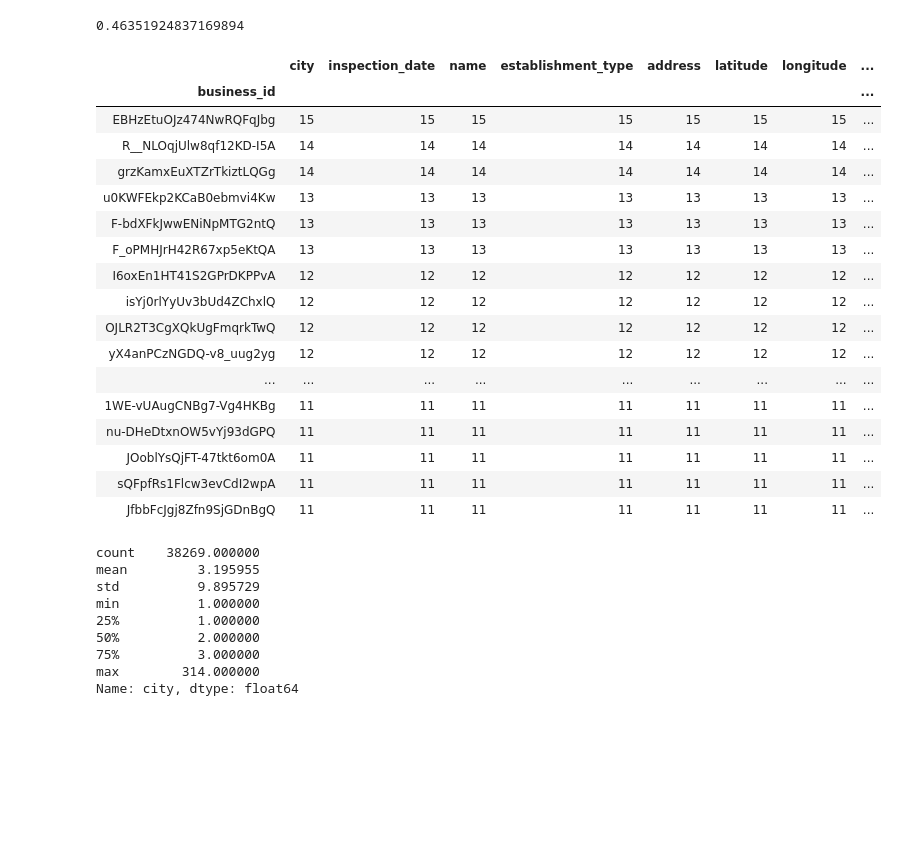
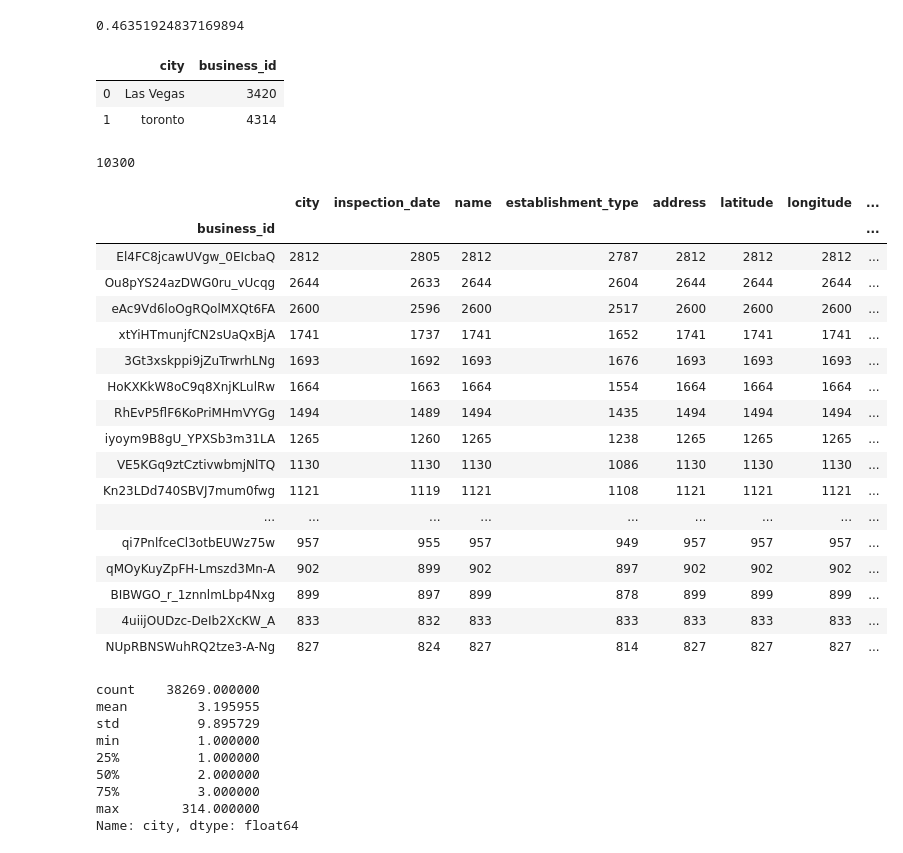
Before and after one commit to meiguan/yelp_abcs, a Jupyter notebook: clean/cleaning_business_names.ipynb, the cells around one changed output. Saved outputs shown, nothing was run; the diff lists cells and outputs as text; code cells hidden in the pictures; blank space fills up the shorter version.

```diff
--- a/clean/cleaning_business_names.ipynb
+++ b/clean/cleaning_business_names.ipynb
@@ -160,3 +162,9 @@ len(matched_ord)
 len(matched_ord)/len(violations)
 # %% [output]
 0.46351924837169894
+# %%
+matched_ord.groupby(by='city', as_index=False).agg({'business_id': pd.Series.nunique})
+# %% [output]
+|  | city | business_id |
+| 0 | Las Vegas | 3420 |
+| 1 | toronto | 4314 |
@@ -163,24 +179,28 @@ len(matched_ord)/len(violations)
+# %%
+res_json['total']
+# %% [output]
+10300
 # %%
-matched_ord[matched_ord.city=='toronto'].groupby('business_id').count().sort_values('inspection_date', ascending=False).head(20)
+matched_ord[matched_ord.city=='Las Vegas'].groupby('business_id').count().sort_values('inspection_date', ascending=False).head(20)
 # %% [output]
 |  | city | inspection_date | name | establishment_type | address | latitude | longitude | ... |
 | business_id |  |  |  |  |  |  |  | ... |
-| EBHzEtuOJz474NwRQFqJbg | 15 | 15 | 15 | 15 | 15 | 15 | 15 | ... |
-| R__NLOqjUlw8qf12KD-I5A | 14 | 14 | 14 | 14 | 14 | 14 | 14 | ... |
-| grzKamxEuXTZrTkiztLQGg | 14 | 14 | 14 | 14 | 14 | 14 | 14 | ... |
-| u0KWFEkp2KCaB0ebmvi4Kw | 13 | 13 | 13 | 13 | 13 | 13 | 13 | ... |
-| F-bdXFkJwwENiNpMTG2ntQ | 13 | 13 | 13 | 13 | 13 | 13 | 13 | ... |
-| F_oPMHJrH42R67xp5eKtQA | 13 | 13 | 13 | 13 | 13 | 13 | 13 | ... |
-| I6oxEn1HT41S2GPrDKPPvA | 12 | 12 | 12 | 12 | 12 | 12 | 12 | ... |
-| isYj0rlYyUv3bUd4ZChxlQ | 12 | 12 | 12 | 12 | 12 | 12 | 12 | ... |
-| OJLR2T3CgXQkUgFmqrkTwQ | 12 | 12 | 12 | 12 | 12 | 12 | 12 | ... |
-| yX4anPCzNGDQ-v8_uug2yg | 12 | 12 | 12 | 12 | 12 | 12 | 12 | ... |
+| El4FC8jcawUVgw_0EIcbaQ | 2812 | 2805 | 2812 | 2787 | 2812 | 2812 | 2812 | ... |
+| Ou8pYS24azDWG0ru_vUcqg | 2644 | 2633 | 2644 | 2604 | 2644 | 2644 | 2644 | ... |
+| eAc9Vd6loOgRQolMXQt6FA | 2600 | 2596 | 2600 | 2517 | 2600 | 2600 | 2600 | ... |
+| xtYiHTmunjfCN2sUaQxBjA | 1741 | 1737 | 1741 | 1652 | 1741 | 1741 | 1741 | ... |
+| 3Gt3xskppi9jZuTrwrhLNg | 1693 | 1692 | 1693 | 1676 | 1693 | 1693 | 1693 | ... |
+| HoKXKkW8oC9q8XnjKLulRw | 1664 | 1663 | 1664 | 1554 | 1664 | 1664 | 1664 | ... |
+| RhEvP5flF6KoPriMHmVYGg | 1494 | 1489 | 1494 | 1435 | 1494 | 1494 | 1494 | ... |
+| iyoym9B8gU_YPXSb3m31LA | 1265 | 1260 | 1265 | 1238 | 1265 | 1265 | 1265 | ... |
+| VE5KGq9ztCztivwbmjNlTQ | 1130 | 1130 | 1130 | 1086 | 1130 | 1130 | 1130 | ... |
+| Kn23LDd740SBVJ7mum0fwg | 1121 | 1119 | 1121 | 1108 | 1121 | 1121 | 1121 | ... |
 | ... | ... | ... | ... | ... | ... | ... | ... | ... |
-| 1WE-vUAugCNBg7-Vg4HKBg | 11 | 11 | 11 | 11 | 11 | 11 | 11 | ... |
-| nu-DHeDtxnOW5vYj93dGPQ | 11 | 11 | 11 | 11 | 11 | 11 | 11 | ... |
-| JOoblYsQjFT-47tkt6om0A | 11 | 11 | 11 | 11 | 11 | 11 | 11 | ... |
-| sQFpfRs1Flcw3evCdI2wpA | 11 | 11 | 11 | 11 | 11 | 11 | 11 | ... |
-| JfbbFcJgj8Zfn9SjGDnBgQ | 11 | 11 | 11 | 11 | 11 | 11 | 11 | ... |
+| qi7PnlfceCl3otbEUWz75w | 957 | 955 | 957 | 949 | 957 | 957 | 957 | ... |
+| qMOyKuyZpFH-Lmszd3Mn-A | 902 | 899 | 902 | 897 | 902 | 902 | 902 | ... |
+| BIBWGO_r_1znnlmLbp4Nxg | 899 | 897 | 899 | 878 | 899 | 899 | 899 | ... |
+| 4uiijOUDzc-DeIb2XcKW_A | 833 | 832 | 833 | 833 | 833 | 833 | 833 | ... |
+| NUpRBNSWuhRQ2tze3-A-Ng | 827 | 824 | 827 | 814 | 827 | 827 | 827 | ... |
 # %%
 matched_ord['year'] = pd.DatetimeIndex(matched_ord['inspection_date']).year
 # %%
```
Also changed, not shown: parts of 4 cells of this notebook, 21 other files.
